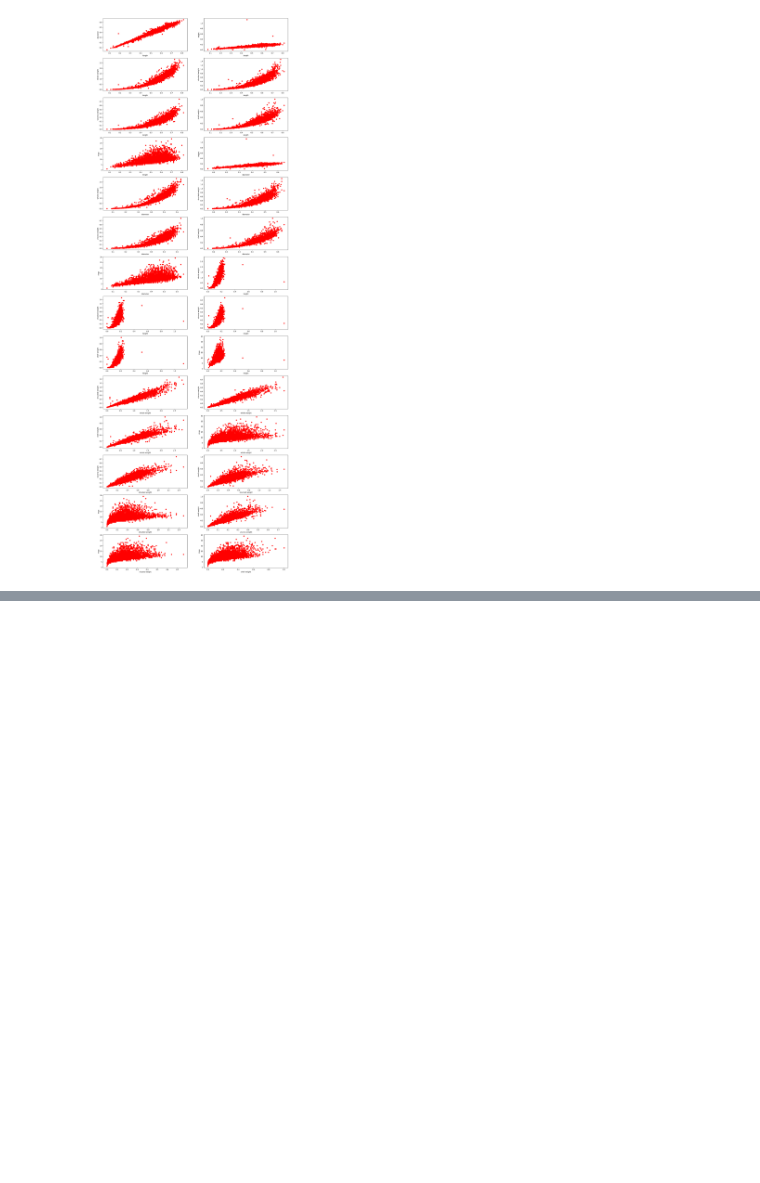
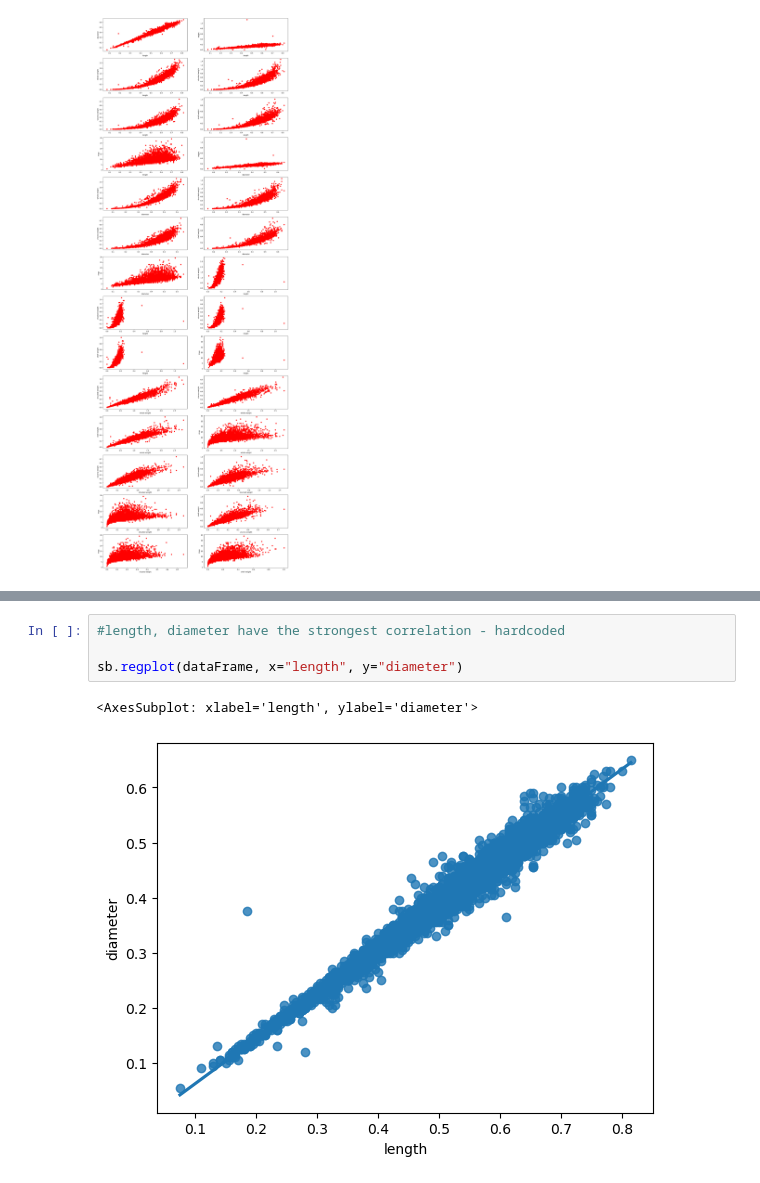
Before and after one commit to Panda1246/programmingInPython, a Jupyter notebook: assignment_1/analysis.ipynb, the cells around one changed output, grey strips where cells are left out. Saved outputs shown, nothing was run; the diff lists cells and outputs as text; blank space fills up the shorter version.

```diff
--- a/assignment_1/analysis.ipynb
+++ b/assignment_1/analysis.ipynb
@@ -156,0 +163,7 @@ display(corelation)
+# %%
+#length, diameter have the strongest correlation - hardcoded
+
+sb.regplot(dataFrame, x="length", y="diameter")
+# %% [output]
+<AxesSubplot: xlabel='length', ylabel='diameter'>
+[figure, added]
```
Also changed, not shown: parts of 3 cells of this notebook.
